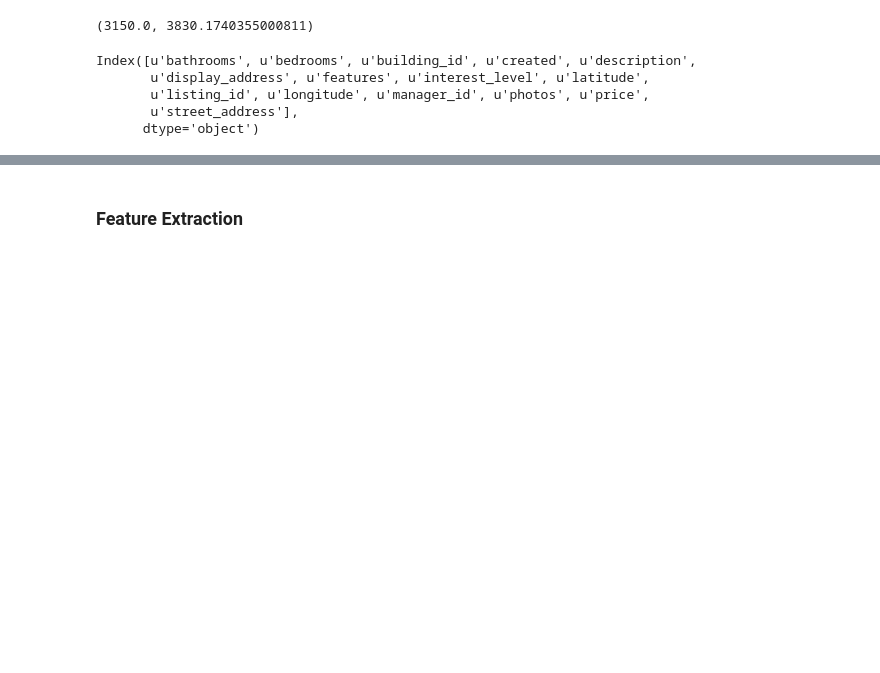
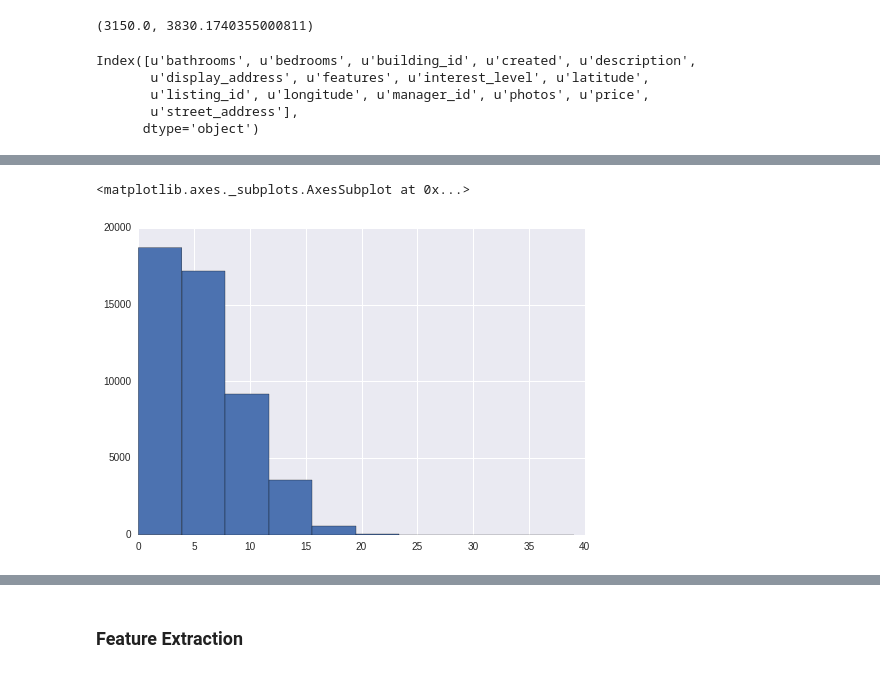
Before and after one commit to ah3200/renthop-kaggle, a Jupyter notebook: data_exploratory_analysis.ipynb, the cells around one changed output, grey strips where cells are left out. Saved outputs shown, nothing was run; the diff lists cells and outputs as text; code cells hidden in the pictures; blank space fills up the shorter version.

```diff
--- a/data_exploratory_analysis.ipynb
+++ b/data_exploratory_analysis.ipynb
@@ -159,0 +163,31 @@ Index([u'bathrooms', u'bedrooms', u'building_id', u'created', u'description',
+# %%
+# Change Dates columns to Python Date format
+train['created'] = pd.to_datetime(train['created'], format='%Y-%m-%d %H:%M:%S')
+test['created'] = pd.to_datetime(test['created'], format='%Y-%m-%d %H:%M:%S')
+# Extract Date Features
+import datetime as dt
+train['weekday_created'] = train['created'].dt.weekday
+train['month_created'] = train['created'].dt.month
+train['day_created'] = train['created'].dt.day
+train['hour_created'] = train['created'].dt.hour
+
+test['weekday_created'] = test['created'].dt.weekday
+test['month_created'] = test['created'].dt.month
+test['day_created'] = test['created'].dt.day
+test['hour_created'] = test['created'].dt.hour
+
+train['number_of_features'] = train['features'].map(len)
+test['number_of_features'] = test['features'].map(len)
+
+train['desc_length'] = train['description'].map(len)
+test['desc_length'] = test['description'].map(len)
+train['num_photos'] = train['photos'].map(len)
+test['num_photos'] = test['photos'].map(len)
+
+train['price_per_bedroom'] = train['price'] / train['bedrooms']
+train['price_per_bathroom'] = train['price'] / train['bathrooms']
+test['price_per_bedroom'] = test['price'] / test['bedrooms']
+test['price_per_bathroom'] = test['price'] / test['bathrooms']
+# %%
+train['num_words_desc'] = train['description'].map(lambda x: len(x.split(' ')))
+test['num_words_desc'] = test['description'].map(lambda x: len(x.split(' ')))
@@ -159,0 +215,5 @@ Index([u'bathrooms', u'bedrooms', u'building_id', u'created', u'description',
+# %%
+train['number_of_features'].hist()
+# %% [output]
+<matplotlib.axes._subplots.AxesSubplot at 0x...>
+[figure, added]
```
Also changed, not shown: parts of 21 cells of this notebook, 1 other file.
